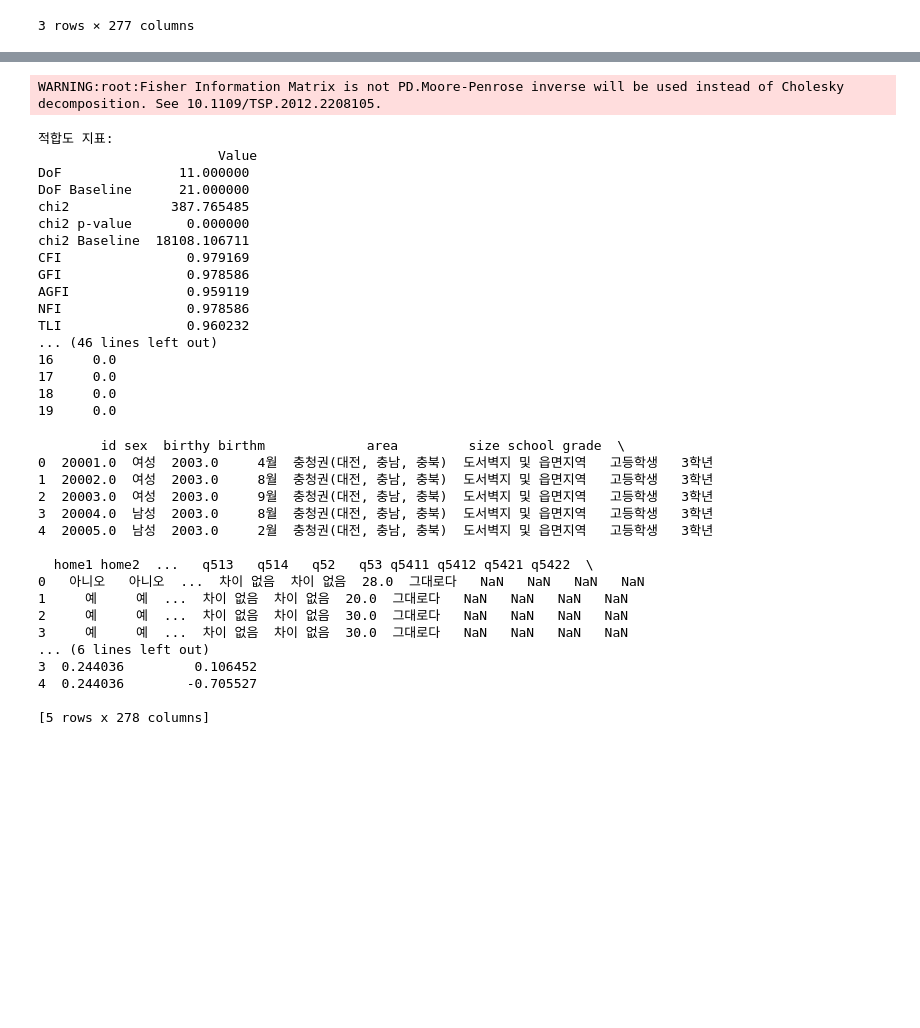
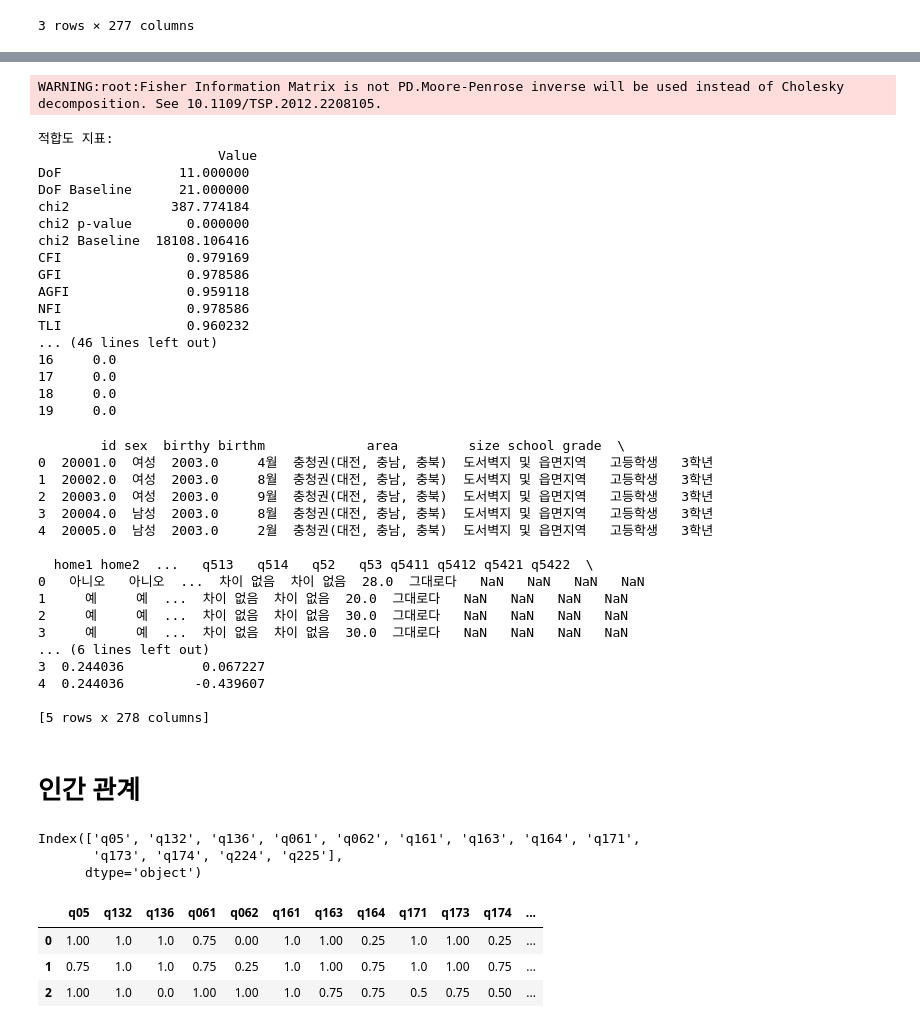
Before and after one commit to HyunsungRyu/education_analysis, a Jupyter notebook: happyindex.ipynb, the cells around one changed output, grey strips where cells are left out. Drawn from its saved outputs; the diff is of its cells as text; code cells hidden in the pictures; blank space fills up the shorter version.

```diff
--- a/happyindex.ipynb
+++ b/happyindex.ipynb
@@ -155 +154,10 @@ def fit_sem_model(model, df, w_cov_df):
+# %%
+df_edu = df[study + ['q485', 'q486', 'q487', 'q488']]
+df_edu = null0(df_edu)
+
+df_edu = encoding(df_edu, study, category4_map)
+df_edu = encoding(df_edu, ['q485','q486','q487','q488'], category5_map)
+# %%
+scaler = MinMaxScaler()
+df_edu = pd.DataFrame(scaler.fit_transform(df_edu), columns=df_edu.columns)
 # %%
@@ -178,4 +176,5 @@ vif_df = compute_vif(df_edu, observed_vars)
 # %%
+vif_df = compute_vif(df_edu, observed_vars)
 model = Model(model_desc)
 model = fit_sem_model(model, df_edu, w_cov_df)
 stats = calc_stats(model)
@@ -188,12 +187,12 @@ WARNING:root:Fisher Information Matrix is not PD.Moore-Penrose inverse will be u
                        Value
 DoF               11.000000
 DoF Baseline      21.000000
-chi2             387.765485
+chi2             387.774184
 chi2 p-value       0.000000
-chi2 Baseline  18108.106711
+chi2 Baseline  18108.106416
 CFI                0.979169
 GFI                0.978586
-AGFI               0.959119
+AGFI               0.959118
 NFI                0.978586
 TLI                0.960232
 ... (46 lines left out)
@@ -204,7 +203,7 @@ TLI                0.960232
 # %%
 factor_scores = model.predict_factors(df_edu)
 
-df["study_engagement"] = factor_scores["study_engagement"]
+df["academic_pressure"] = factor_scores["academic_pressure"]
 
 print(df.head())
 # %% [output]
@@ -221,7 +220,27 @@ print(df.head())
 2     예     예  ...  차이 없음  차이 없음  30.0  그대로다   NaN   NaN   NaN   NaN
 3     예     예  ...  차이 없음  차이 없음  30.0  그대로다   NaN   NaN   NaN   NaN
 ... (6 lines left out)
-3  0.244036         0.106452
-4  0.244036        -0.705527
+3  0.244036          0.067227
+4  0.244036         -0.439607
 
 [5 rows x 278 columns]
+# %% [markdown]
+# 인간 관계
+# %%
+df_rel = df[friend_rel+teacher_rel+parent_rel+group_rel]
+df_rel.columns
+# %% [output]
+Index(['q05', 'q132', 'q136', 'q061', 'q062', 'q161', 'q163', 'q164', 'q171',
+       'q173', 'q174', 'q224', 'q225'],
+      dtype='object')
+# %%
+df_rel = not_applicable(df_rel, ['q132', 'q136','q171', 'q161', 'q163', 'q164', 'q173', 'q174', 'q224'])
+df_rel = encoding(df_rel, ['q05', 'q136','q061','q062','q161','q163','q164','q171','q173','q174','q224','q225'], category5_map)
+df_rel = encoding(df_rel, ['q132'], reverse_category5_map)
+df_rel = pd.DataFrame(scaler.fit_transform(df_rel), columns=df_rel.columns)
+df_rel.head(3)
+# %% [output]
+|  | q05 | q132 | q136 | q061 | q062 | q161 | q163 | q164 | q171 | q173 | q174 | ... |
+| 0 | 1.00 | 1.0 | 1.0 | 0.75 | 0.00 | 1.0 | 1.00 | 0.25 | 1.0 | 1.00 | 0.25 | ... |
+| 1 | 0.75 | 1.0 | 1.0 | 0.75 | 0.25 | 1.0 | 1.00 | 0.75 | 1.0 | 1.00 | 0.75 | ... |
+| 2 | 1.00 | 1.0 | 0.0 | 1.00 | 1.00 | 1.0 | 0.75 | 0.75 | 0.5 | 0.75 | 0.50 | ... |
```
Also changed, not shown: parts of 24 cells of this notebook.
